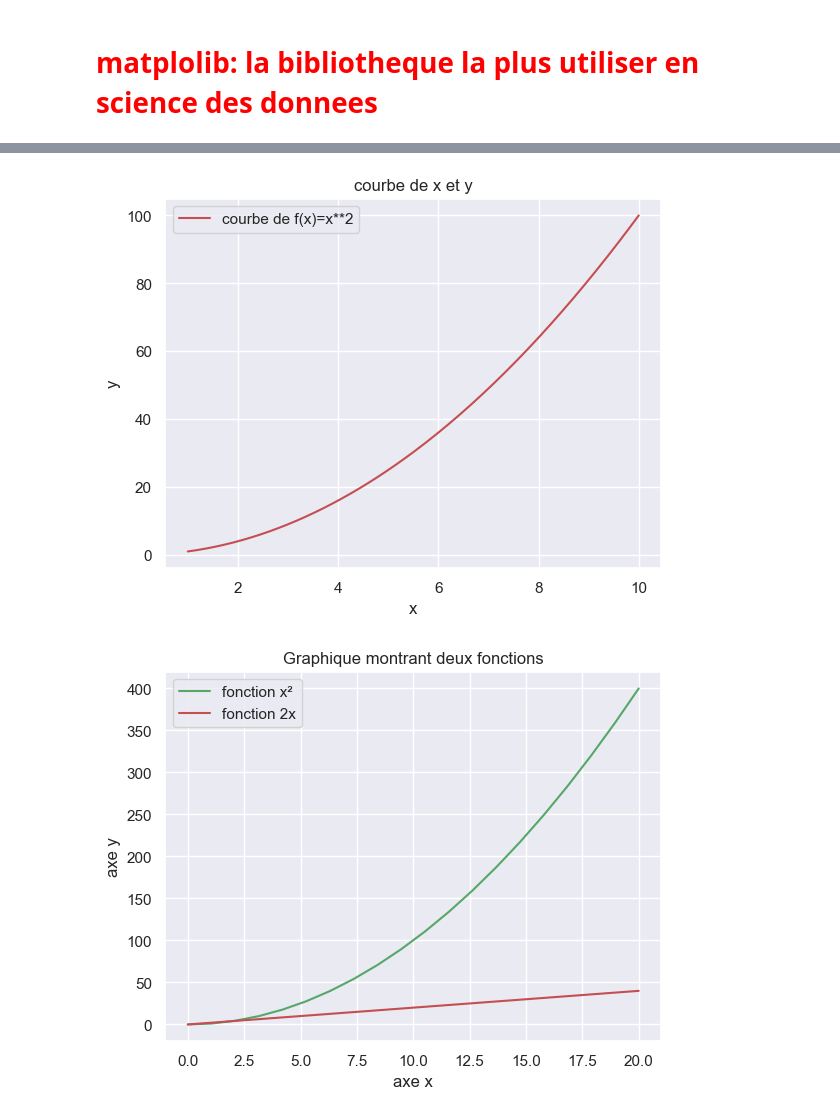
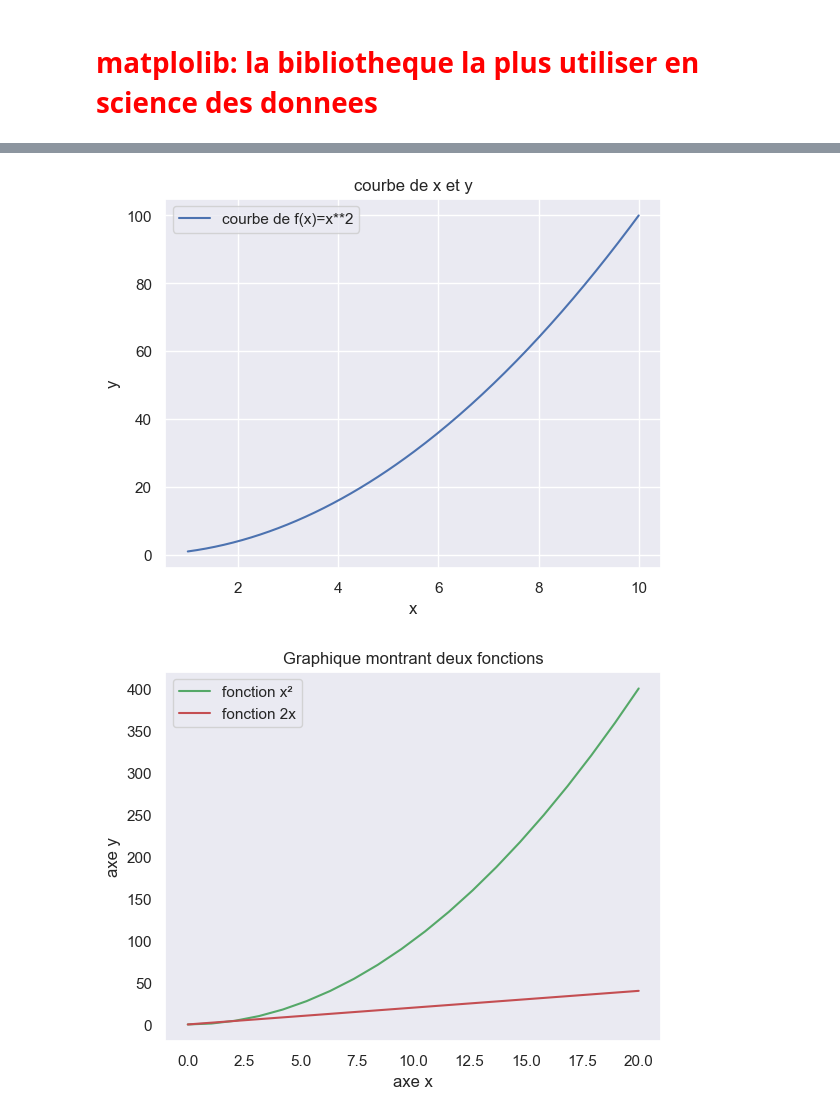
Before and after one commit to evil-smile/formation-en-data-science, a Jupyter notebook: bib_matplotlib.ipynb, the cells around one changed output, grey strips where cells are left out. Drawn from its saved outputs; the diff is of its cells as text; code cells hidden in the pictures.

```diff
--- a/bib_matplotlib.ipynb
+++ b/bib_matplotlib.ipynb
@@ -9,14 +9,14 @@ import matplotlib.pyplot as plt
 # %%
 # courbe d'une fonction
 x = np.linspace(1,10, 200)
 y = x**2
 
-plt.plot(x, y, label='courbe de f(x)=x**2', c='r')
+plt.plot(x, y, label='courbe de f(x)=x**2')
 plt.xlabel('x')
 plt.ylabel('y')
 plt.title('courbe de x et y')
 plt.legend()
 plt.show()
 # %% [output]
-[figure, old version]
+[figure, new version]
 # %%
```
Also changed, not shown: parts of 7 cells of this notebook, 3 other files.
